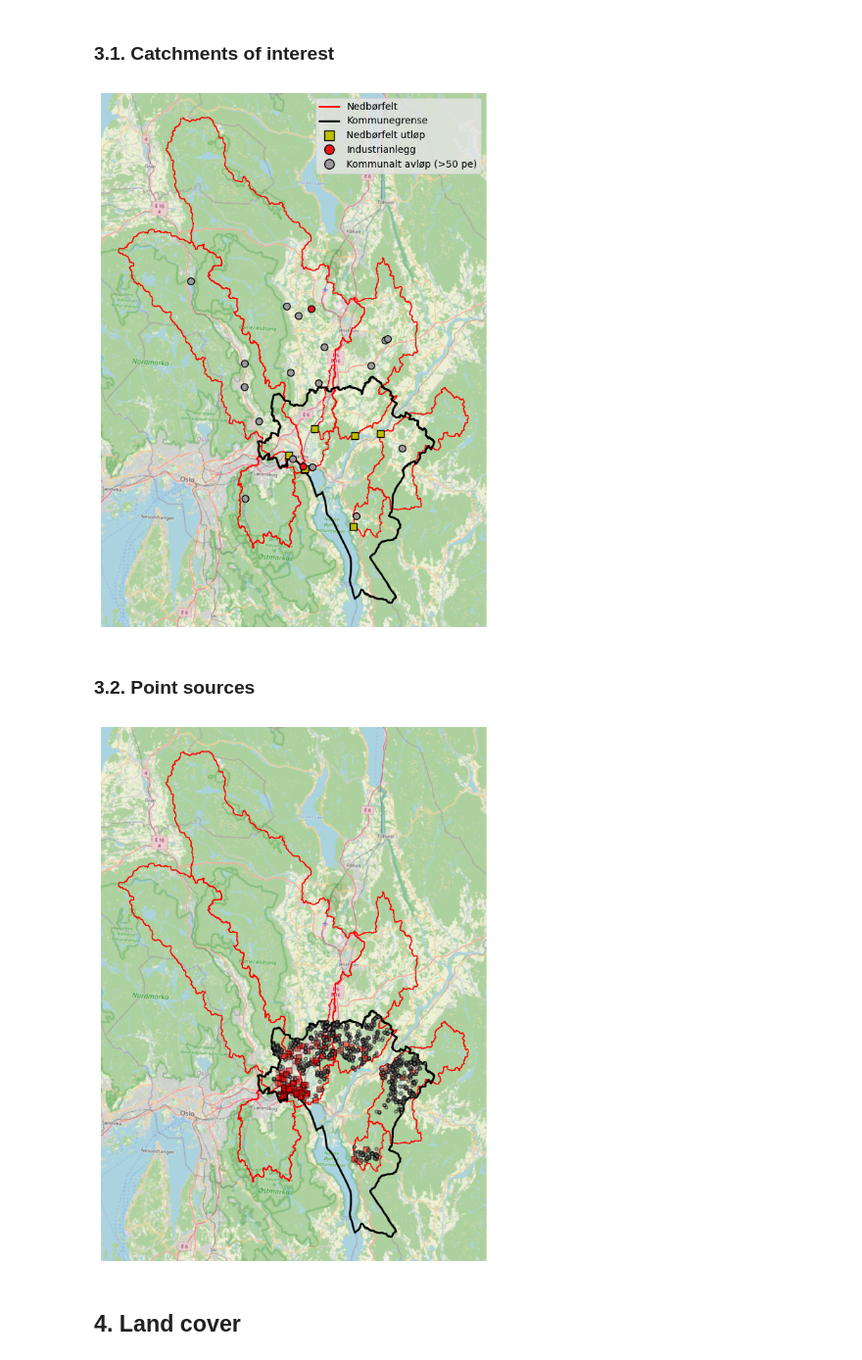
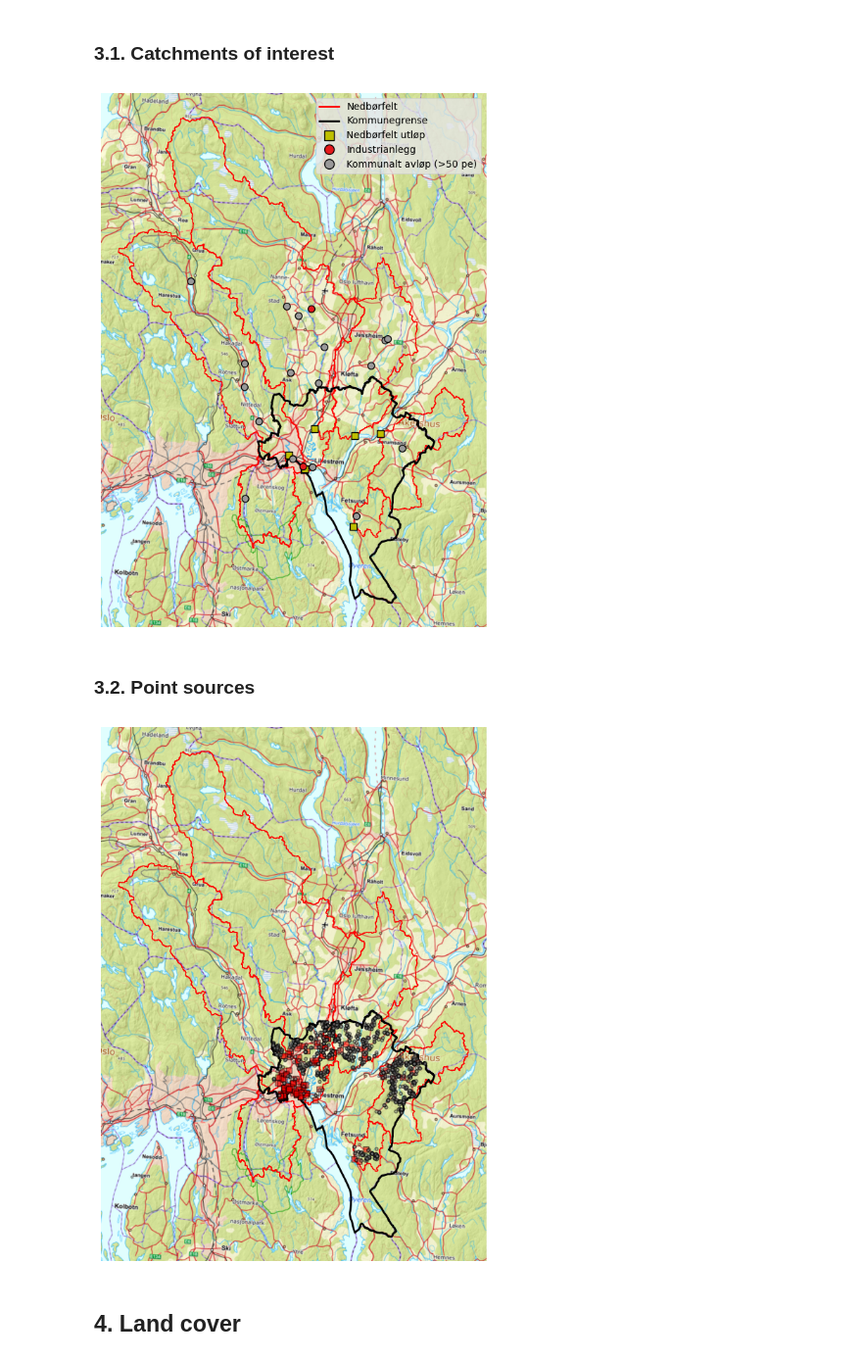
Before and after one commit to NIVANorge/teotil3_lillestrom, a Jupyter notebook: code/01_catchment_properties.ipynb, the cells around one changed output. Shown at 98% size. Saved outputs shown, nothing was run; the diff lists cells and outputs as text; code cells hidden in the pictures.

```diff
--- a/code/01_catchment_properties.ipynb
+++ b/code/01_catchment_properties.ipynb
@@ -18,6 +19,19 @@ plt.style.use("ggplot")
 eng = nivapy.da.connect_postgis()
 # %% [output]
 Connection successful.
+# %%
+# Define providers for Kartverket basemaps
+kartverket = TileProvider(
+    name="Kartverket",
+    url="https://cache.kartverket.no/v1/wmts/1.0.0/topo/default/webmercator/{z}/{y}/{x}.png",
+    attribution="© Kartverket"
+)
+
+kartverket_gra = TileProvider(
+    name="Kartverket",
+    url="https://cache.kartverket.no/v1/wmts/1.0.0/topograatone/default/webmercator/{z}/{y}/{x}.png",
+    attribution="© Kartverket"
+)
 # %% [markdown]
 # TEOTIL3 for Lillestrøm kommune
 # Notebook 01: Catchment maps
@@ -336,7 +350,7 @@ ax.legend(all_handles, all_labels, loc="upper right")
 cx.add_basemap(
     ax,
     crs=cat_gdf.crs,
-    source=cx.providers.OpenStreetMap.Mapnik,
+    source=kartverket,
     attribution=False,
 )
 ax.set_axis_off()
@@ -345,7 +359,7 @@ ax.set_axis_off()
 png_path = r"../plots/catchments_with_point_sources.png"
 plt.savefig(png_path, dpi=300, bbox_inches="tight")
 # %% [output]
-[figure, old version]
+[figure, new version]
 # %% [markdown]
 ### 3.2. Point sources
 # %%
@@ -353,35 +367,35 @@ plt.savefig(png_path, dpi=300, bbox_inches="tight")
 fig, ax = plt.subplots(figsize=(10, 10))
 cat_gdf.plot(ax=ax, edgecolor="r", facecolor="none", lw=1)
 kom_gdf.plot(ax=ax, edgecolor="k", facecolor="none", lw=2)
 ov_gdf.plot(
     ax=ax,
     marker="s",
     edgecolor="k",
     facecolor="r",
     lw=1,
     markersize=30,
     alpha=0.5,
 )
 sp_gdf.plot(
     ax=ax,
     marker="o",
     edgecolor="k",
     facecolor="grey",
     lw=1,
     markersize=10,
     alpha=0.5,
 )
 
 # Basemap
 cx.add_basemap(
     ax,
     crs=cat_gdf.crs,
-    source=cx.providers.OpenStreetMap.Mapnik,
+    source=kartverket,
     attribution=False,
 )
 ax.set_axis_off()
 # %% [output]
-[figure, old version]
+[figure, new version]
 # %% [markdown]
 ## 4. Land cover
 # %%
```
Also changed, not shown: parts of 2 cells of this notebook, 16 other files.
